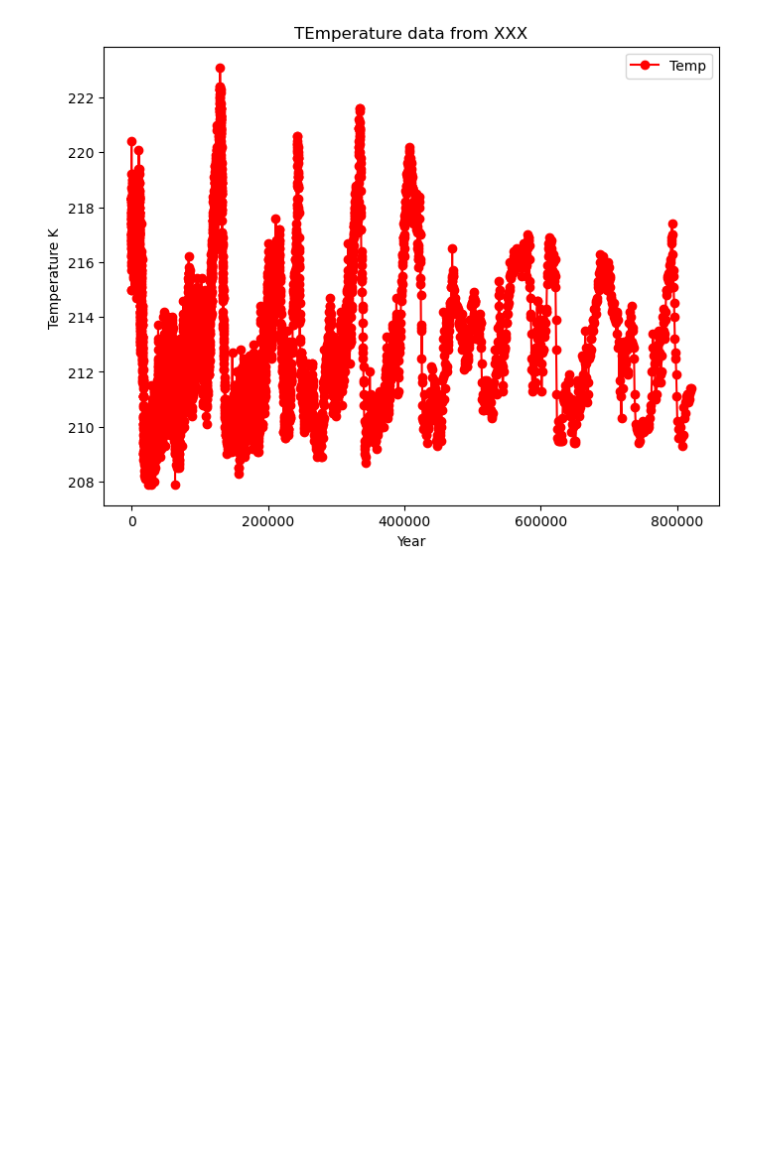
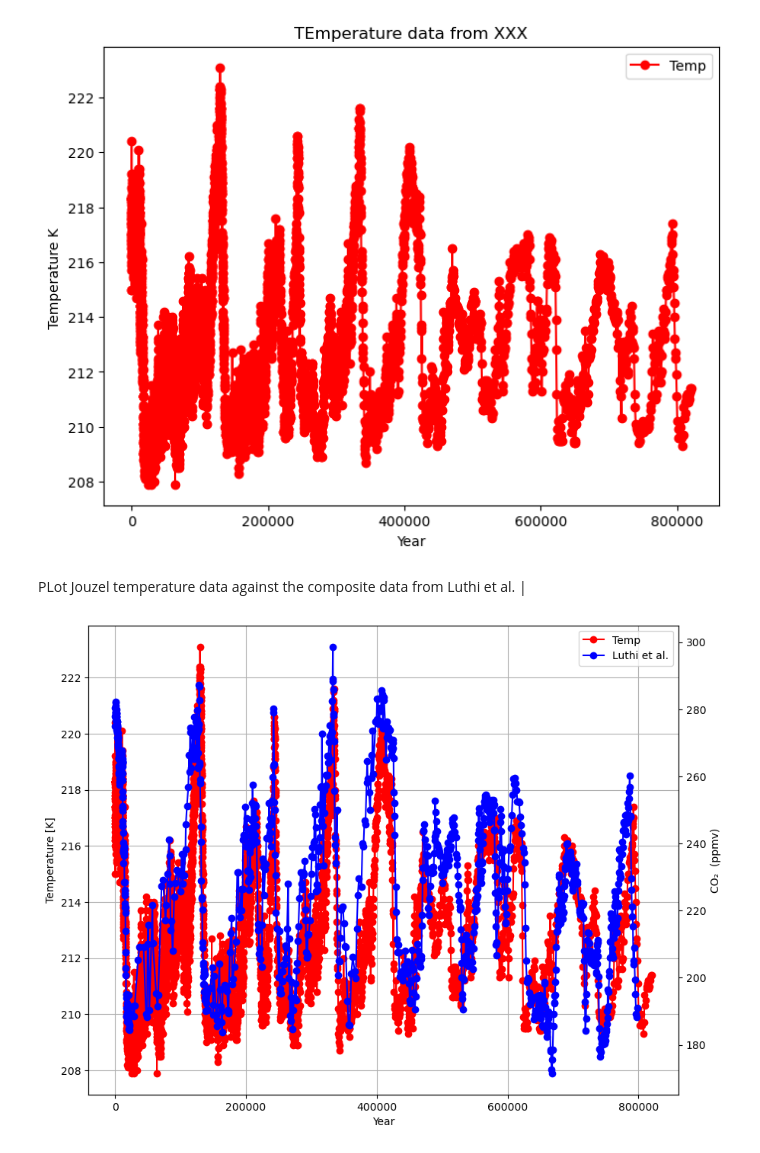
Before and after one commit to shanekeenan/prog_data_analysis, a Jupyter notebook: project2.ipynb, the cells around one changed output. Cells and saved outputs as stored; diff of their text form; code cells hidden in the pictures; blank space fills up the shorter version.

```diff
--- a/project2/project2.ipynb
+++ b/project2.ipynb
@@ -285,3 +287,39 @@ plt.legend(loc="upper right")
 plt.show()
 # %% [output]
 [figure]
+# %% [markdown]
+PLot Jouzel temperature data against the composite data from Luthi et al.
+|
+# %%
+#fig, ax = plt.subplots(figsize=(8, 6))
+#plt.plot(df_temp1['EDC3béta'], df_temp1['temp'], color='red', label='Temp', marker = 'o')
+#plt.plot(df_COM['EDC3_gas_a (yr)'], df_COM['CO2 (ppmv)'], color='blue', label='Luthi et al.', marker = 'o')
+#plt.plot(df['EDC3_gas_a (yr).1'], df['CO2 (ppmv).1'], color='Blue', label='House Prices (from price index)',marker = 'o')
+#plt.xlabel('Year')
+#plt.ylabel('Temperature K ')
+#plt.title('TEmperature data from XXX')
+#plt.legend(loc="upper right")
+#plt.show()
+#all labels on one legend:  https://stackoverflow.com/questions/5484922/secondary-axis-with-twinx-how-to-add-to-legend
+# arguement for fig.add_subplot: https://stackoverflow.com/questions/3584805/what-does-the-argument-mean-in-fig-add-subplot111
+
+
+fig = plt.figure(figsize=(10, 8))
+ax = fig.add_subplot(111)
+lns1 = ax.plot(df_temp1['EDC3béta'], df_temp1['temp'], color='red', label='Temp', marker = 'o')
+ax.set_xlabel('Year')
+ax.set_ylabel('Temperature [K]')
+#ax1.tick_params(axis='y')
+ax2 = ax.twinx()
+lns2  = ax2.plot(df_COM['EDC3_gas_a (yr)'], df_COM['CO2 (ppmv)'], color='blue', label='Luthi et al.', marker = 'o')
+lns = lns1 + lns2
+labs = [l.get_label() for l in lns]
+ax.legend(lns, labs, loc='upper right')
+ax2.set_xlabel('Year')
+ax2.set_ylabel('CO\u2082  (ppmv)')
+ax.grid(True)
+#ax2.title('Total Population Estimates (Persons 15 and over) 1950 - 2023')
+#ax2.legend(loc=1)
+#ax2.show()
+# %% [output]
+[figure, added]
```
Also changed, not shown: 2 other files.
